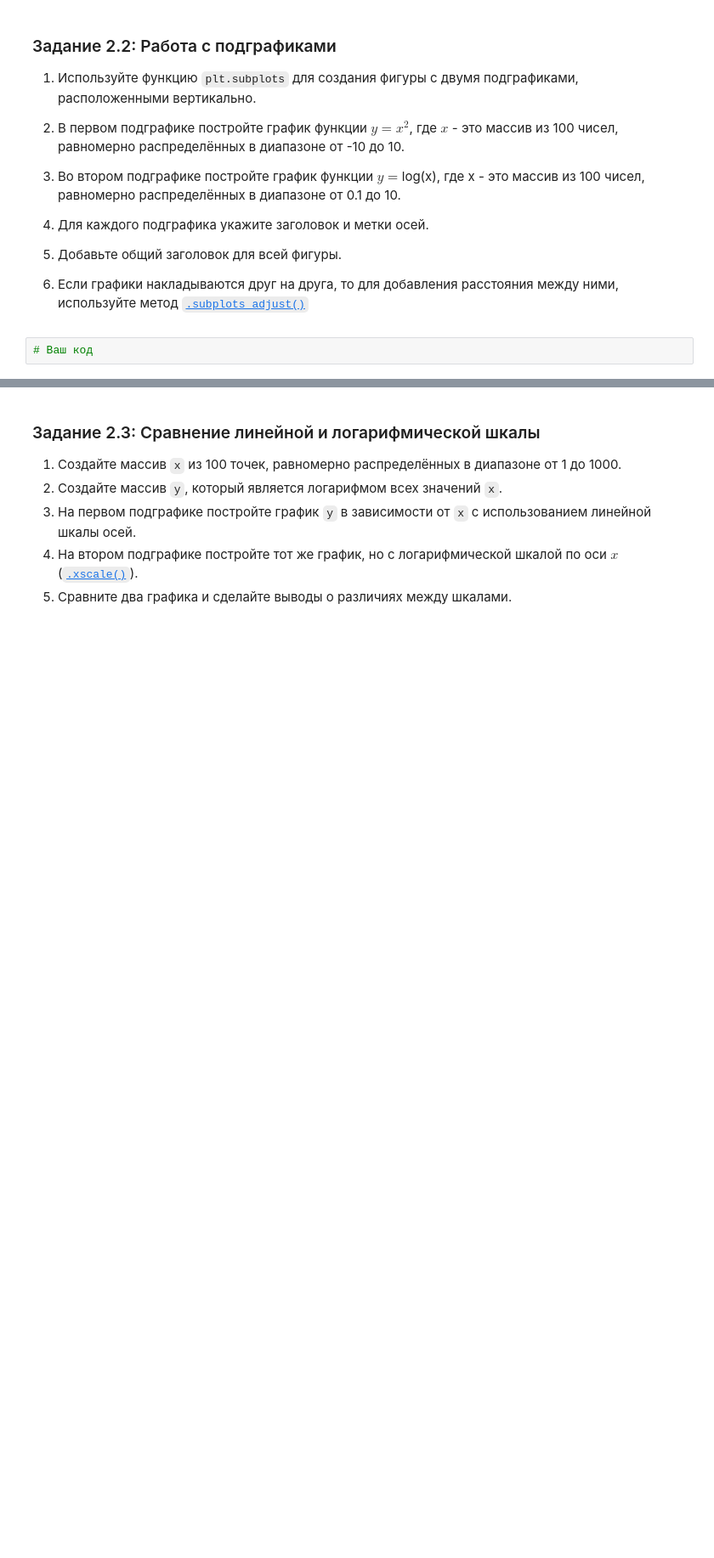
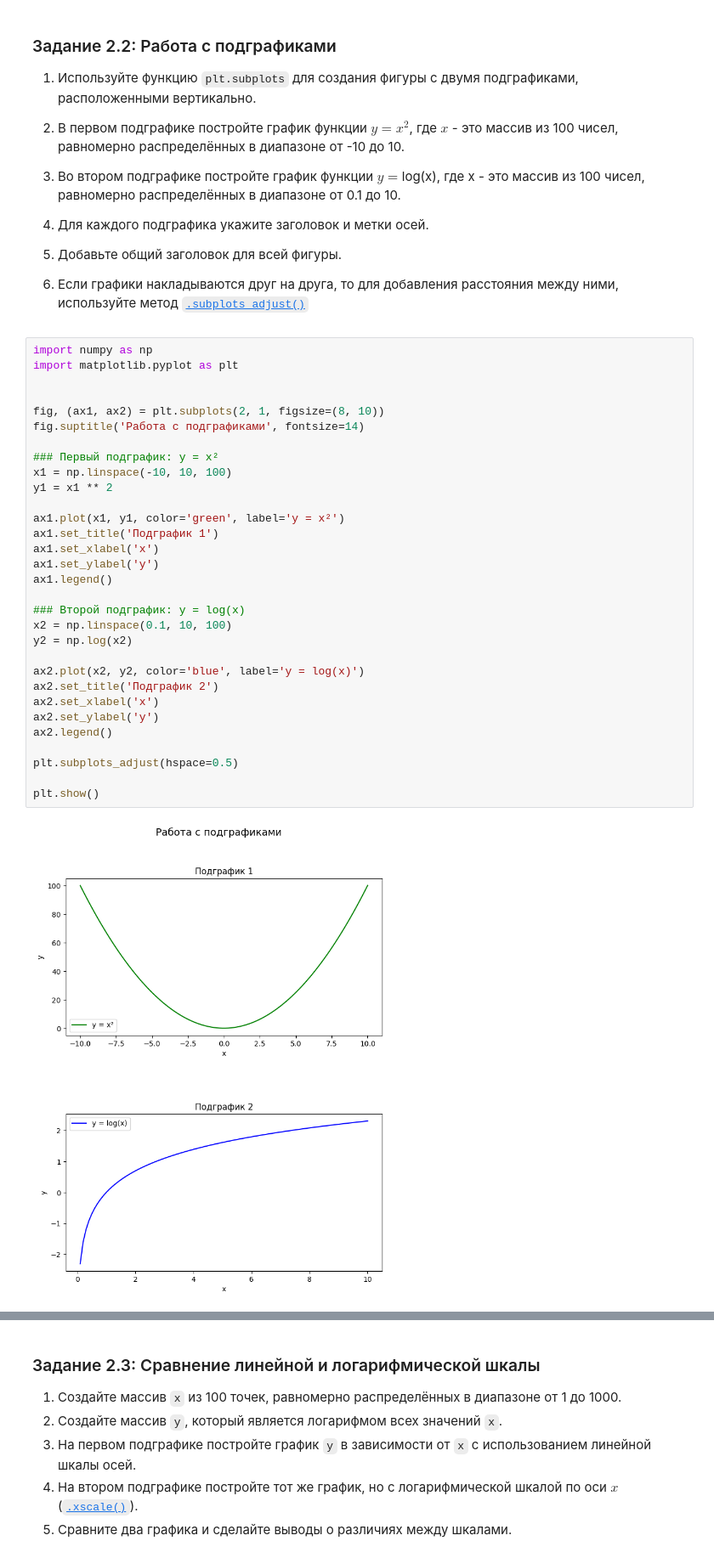
Before and after one commit to UnFarel/data_mining, a Jupyter notebook: 1. Введение/Practice/Практическая_работа_№2_Matplotlib_Plotly.ipynb, the cells around one changed output, grey strips where cells are left out. Shown at 85% size. Drawn from its saved outputs; the diff is of its cells as text; blank space fills up the shorter version.

```diff
--- a/1. Введение/Practice/Практическая_работа_№2_Matplotlib_Plotly.ipynb
+++ b/1. Введение/Practice/Практическая_работа_№2_Matplotlib_Plotly.ipynb
@@ -274,8 +295,39 @@ np.savetxt('data.txt', data, delimiter=' ')
 4. Для каждого подграфика укажите заголовок и метки осей.
 5. Добавьте общий заголовок для всей фигуры.
 6. Если графики накладываются друг на друга, то для добавления расстояния между ними, используйте метод [`.subplots_adjust()`](https://matplotlib.org/stable/api/_as_gen/matplotlib.pyplot.subplots_adjust.html)
-# %%
-# Ваш код
+# %%
+import numpy as np
+import matplotlib.pyplot as plt
+
+
+fig, (ax1, ax2) = plt.subplots(2, 1, figsize=(8, 10))
+fig.suptitle('Работа с подграфиками', fontsize=14)
+
+### Первый подграфик: y = x²
+x1 = np.linspace(-10, 10, 100)
+y1 = x1 ** 2
+
+ax1.plot(x1, y1, color='green', label='y = x²')
+ax1.set_title('Подграфик 1')
+ax1.set_xlabel('x')
+ax1.set_ylabel('y')
+ax1.legend()
+
+### Второй подграфик: y = log(x)
+x2 = np.linspace(0.1, 10, 100)
+y2 = np.log(x2)
+
+ax2.plot(x2, y2, color='blue', label='y = log(x)')
+ax2.set_title('Подграфик 2')
+ax2.set_xlabel('x')
+ax2.set_ylabel('y')
+ax2.legend()
+
+plt.subplots_adjust(hspace=0.5)
+
+plt.show()
+# %% [output]
+[figure, added]
 # %% [markdown]
 ![image.png](embedded-picture-1)
 # %% [markdown]
```
Also changed, not shown: parts of 17 cells of this notebook, 1 other file.
